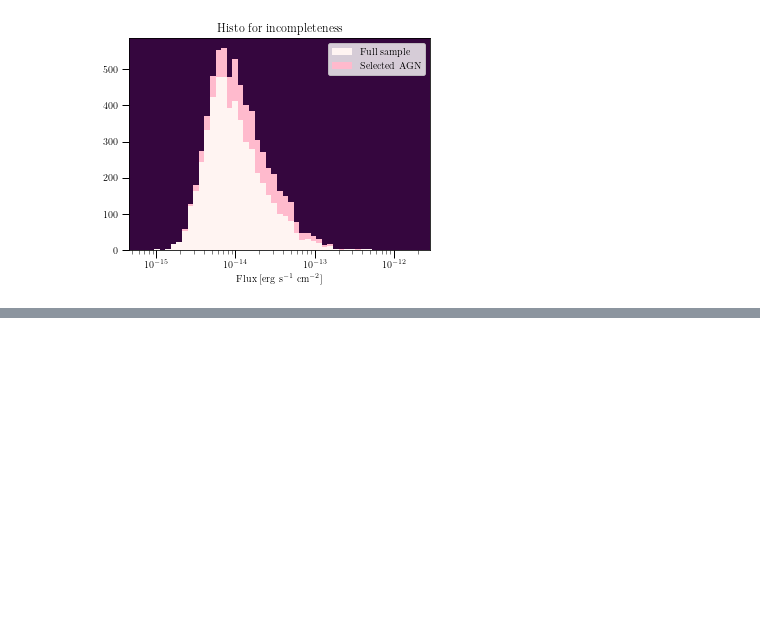
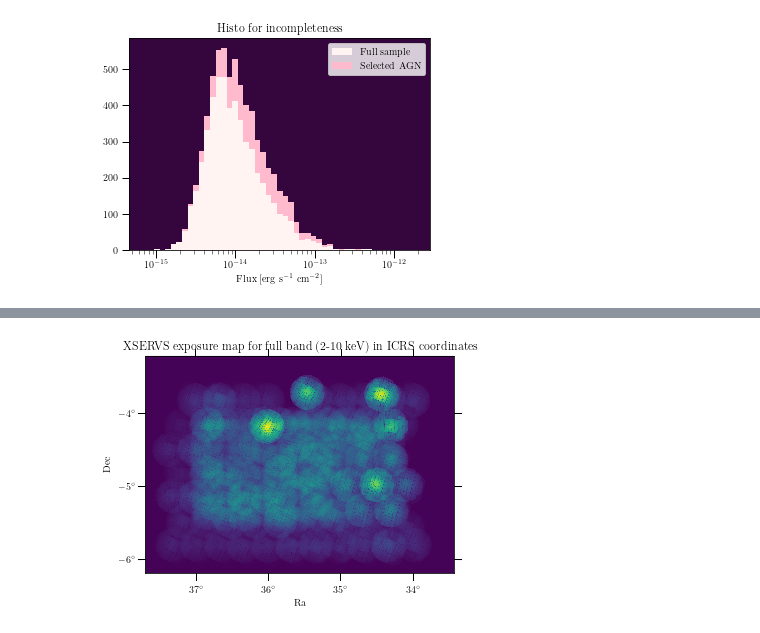
Before and after one commit to runburg/agn_lf, a Jupyter notebook: notebooks/xservs_lf.ipynb, the cells around one changed output, grey strips where cells are left out. Drawn from its saved outputs; the diff is of its cells as text; code cells hidden in the pictures; blank space fills up the shorter version.

```diff
--- a/notebooks/xservs_lf.ipynb
+++ b/notebooks/xservs_lf.ipynb
@@ -376,0 +250,5 @@ ax.set_ylim(bottom=1e-2, top=10)
+# %%
+image_file = './data/chen2018-xmmlss-data-products-2018-06-08/xexp_merged.full.v01.fits'
+importlib.reload(vmax)
+importlib.reload(utils)
+wcs, hdu = utils.load_wcs(image_file)
@@ -377 +266,5 @@ ax.set_ylim(bottom=1e-2, top=10)
+# %%
+fig, ax = vmax.exposure_plot(wcs, hdu.data, survey='XSERVS', band='full band (2-10 keV)')
+# %% [output]
+[figure, added]
 # %%
```
Also changed, not shown: parts of 17 cells of this notebook, 7 other files.
